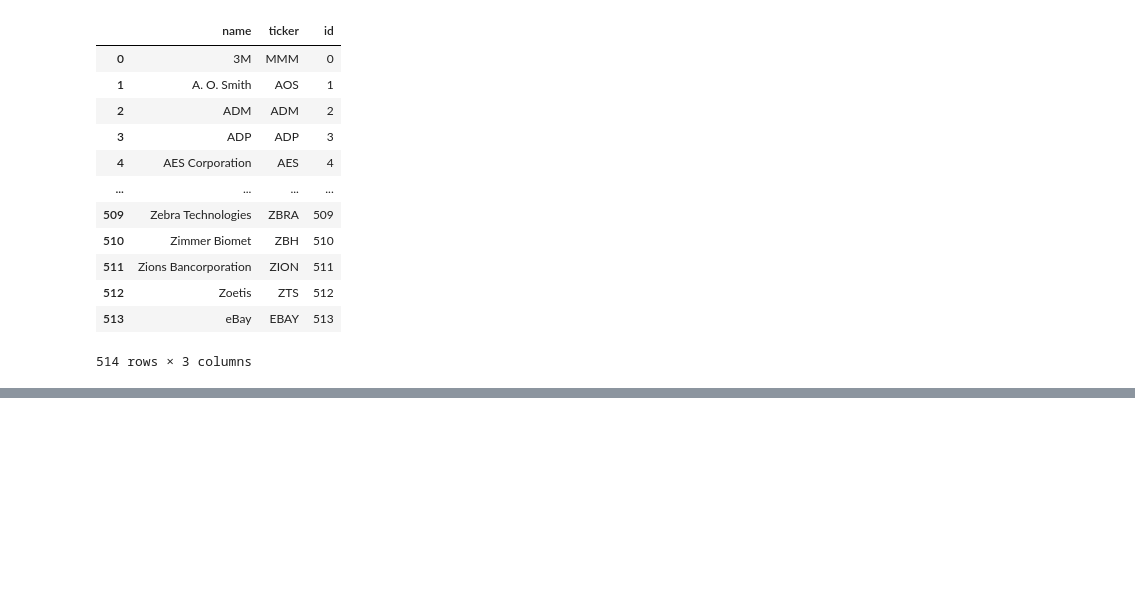
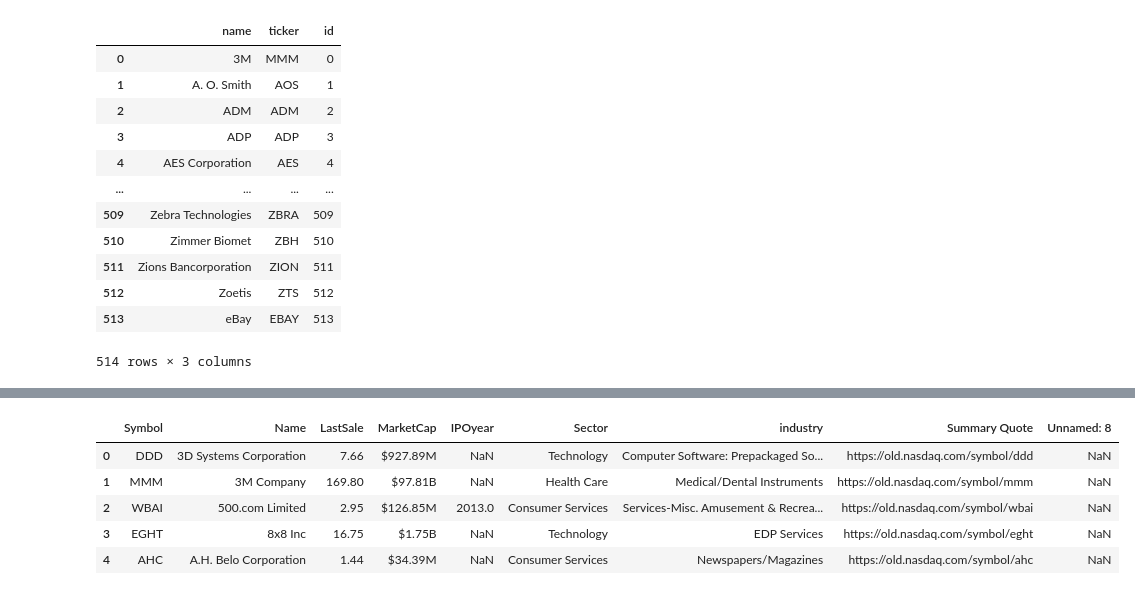
Before and after one commit to JoaoAndre-RosaTeixeira/financial_brief, a Jupyter notebook: pages/Requete_sql_simplon.ipynb, the cells around one changed output, grey strips where cells are left out. Saved outputs shown, nothing was run; the diff lists cells and outputs as text; code cells hidden in the pictures; blank space fills up the shorter version.

```diff
--- a/pages/Requete_sql_simplon.ipynb
+++ b/pages/Requete_sql_simplon.ipynb
@@ -419,5 +435,13 @@ OperationalError: no such table: security
 # %%
 #Reda the nyse.csv and the nasdaq.csv
 #YOUR CODE
+nyse = pd.read_csv("../ressources/nyse.csv")
 nyse.head()
+# %% [output]
+|  | Symbol | Name | LastSale | MarketCap | IPOyear | Sector | industry | Summary Quote | Unnamed: 8 |
+| 0 | DDD | 3D Systems Corporation | 7.66 | $927.89M | NaN | Technology | Computer Software: Prepackaged So... | https://old.nasdaq.com/symbol/ddd | NaN |
+| 1 | MMM | 3M Company | 169.80 | $97.81B | NaN | Health Care | Medical/Dental Instruments | https://old.nasdaq.com/symbol/mmm | NaN |
+| 2 | WBAI | 500.com Limited | 2.95 | $126.85M | 2013.0 | Consumer Services | Services-Misc. Amusement & Recrea... | https://old.nasdaq.com/symbol/wbai | NaN |
+| 3 | EGHT | 8x8 Inc | 16.75 | $1.75B | NaN | Technology | EDP Services | https://old.nasdaq.com/symbol/eght | NaN |
+| 4 | AHC | A.H. Belo Corporation | 1.44 | $34.39M | NaN | Consumer Services | Newspapers/Magazines | https://old.nasdaq.com/symbol/ahc | NaN |
 # %%
```
Also changed, not shown: parts of 8 cells of this notebook, 3 other files.
